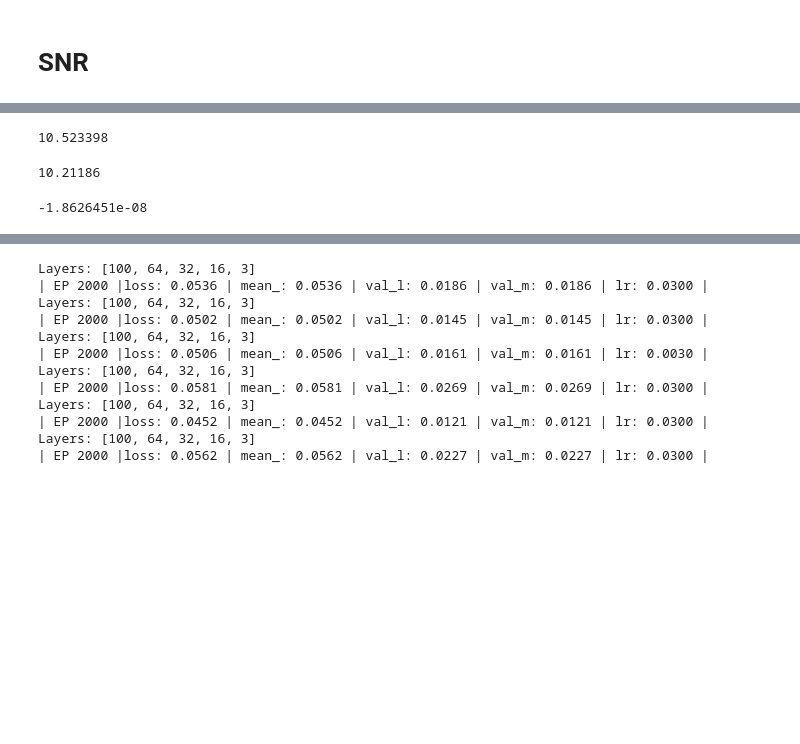
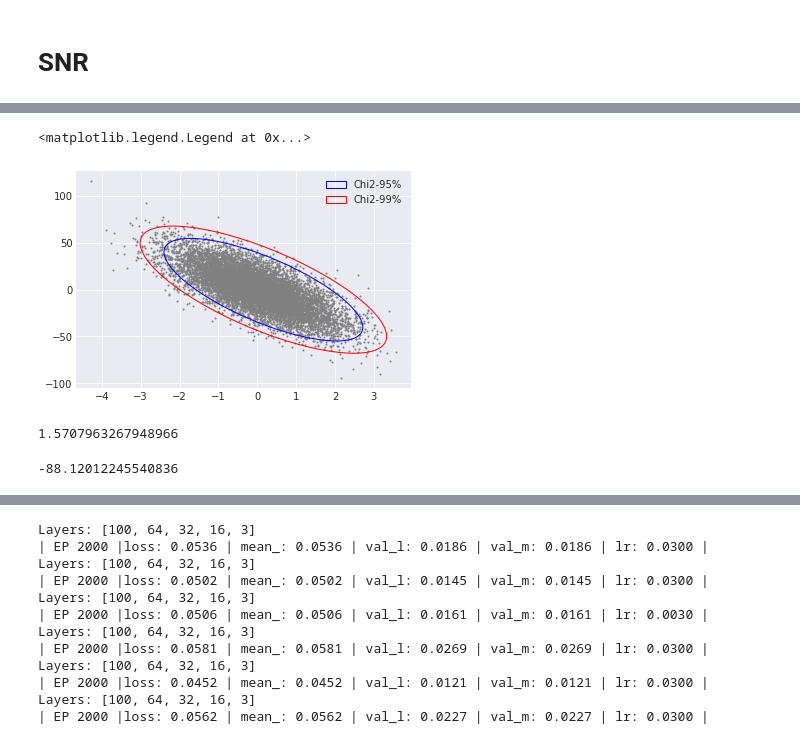
Before and after one commit to ViskaWei/LV, a Jupyter notebook: nb/dnn.ipynb, the cells around one changed output, grey strips where cells are left out. Drawn from its saved outputs; the diff is of its cells as text; code cells hidden in the pictures; blank space fills up the shorter version.

```diff
--- a/nb/dnn.ipynb
+++ b/nb/dnn.ipynb
@@ -108,0 +207,4 @@ centered = preds - preds.mean()
+# %%
+dependency= [[1, -2],[0.3, 1]]
+mu=(0,0)
+x, y = get_correlated_dataset(10000, dependency, mu, (1,10))
@@ -131,2 +228,0 @@ stats
-# %%
-u,s,v = np.linalg.svd(cov/2)
@@ -137,12 +228,0 @@ array([12.410973 ,  2.5655262,  0.8085987], dtype=float32)
-# %%
-s.mean()
-# %% [output]
-10.523398
-# %%
-s.std()
-# %% [output]
-10.21186
-# %%
-v[1].dot(v[2])
-# %% [output]
--1.8626451e-08
@@ -152,0 +231,29 @@ centered = snp_preds - mean
+# %%
+plt.scatter(x,y,s=1,c='gray')
+ax=plt.gca()
+# chi2=np.sqrt(5.991)
+chi99=np.sqrt(9.21)
+chi95=np.sqrt(5.99)
+# chi2=100
+e99 = Ellipse(xy=(x0, y0),width= 2* s05[0]*chi99, height= 2*s05[1]*chi99, facecolor="none",edgecolor="r",label="Chi2-99%")
+e95 = Ellipse(xy=(x0, y0),width= 2* s05[0]*chi95, height= 2*s05[1]*chi95, facecolor="none",edgecolor="b", label="Chi2-95%")
+angle =np.arctan(v[0][1] / v[0][0])
+transf = transforms.Affine2D().rotate_deg(angle/np.pi*180)
+e99.set_transform(transf + ax.transData)
+e95.set_transform(transf + ax.transData)
+
+ax.add_patch(e95)
+ax.add_patch(e99)
+ax.legend()
+# plt.axis('equal')
+# %% [output]
+<matplotlib.legend.Legend at 0x...>
+[figure, added]
+# %%
+np.pi/2
+# %% [output]
+1.5707963267948966
+# %%
+angle / np.pi * 180
+# %% [output]
+-88.12012245540836
```
Also changed, not shown: parts of 66 cells of this notebook, 1 other file.
